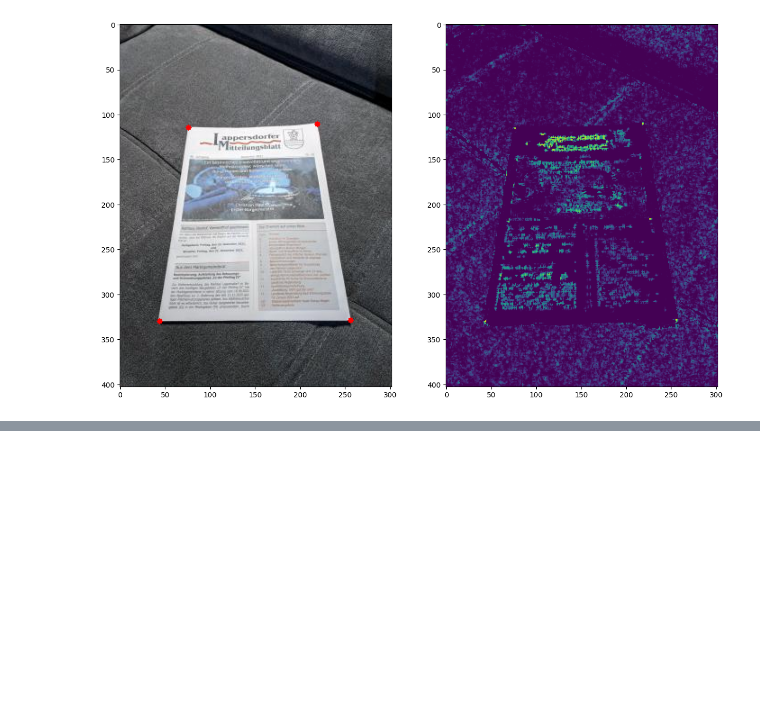
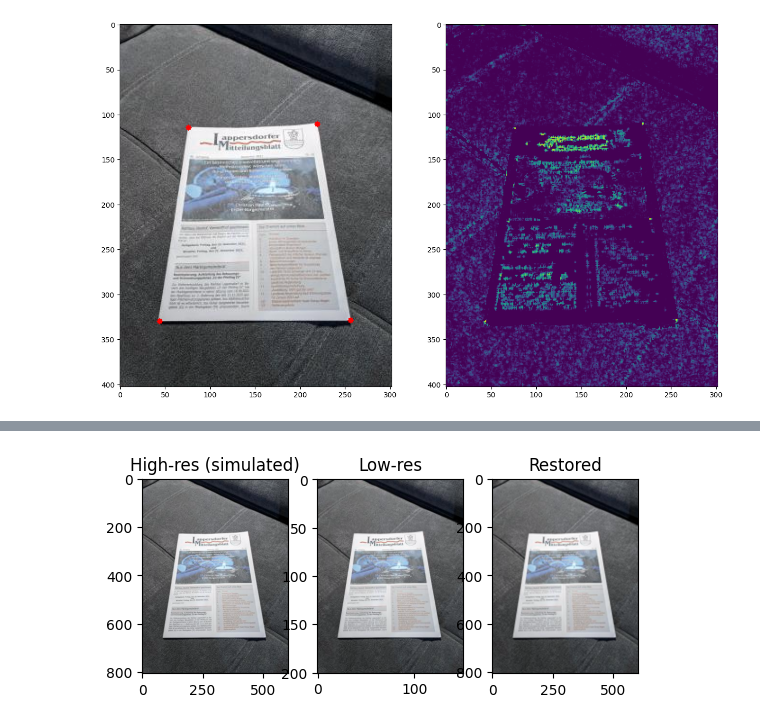
Before and after one commit to K1ngston1/Laba6____EYE____, a Jupyter notebook: homework.ipynb, the cells around one changed output, grey strips where cells are left out. Saved outputs shown, nothing was run; the diff lists cells and outputs as text; code cells hidden in the pictures; blank space fills up the shorter version.

```diff
--- a/homework.ipynb
+++ b/homework.ipynb
@@ -114,0 +138,22 @@ plt.subplot(122), plt.imshow(cornerness)
+# %%
+high_res = cv2.resize(img, (cols*2, rows*2), interpolation=cv2.INTER_CUBIC)
+
+# 2. Downscale (імітація стиснення/сенсора)
+low_res = cv2.resize(high_res, (cols//2, rows//2), interpolation=cv2.INTER_AREA)
+
+# 3. Upscale назад
+restored = cv2.resize(low_res, (cols*2, rows*2), interpolation=cv2.INTER_CUBIC)
+
+# Візуалізація
+plt.subplot(131), plt.title("High-res (simulated)")
+plt.imshow(high_res)
+
+plt.subplot(132), plt.title("Low-res")
+plt.imshow(low_res)
+
+plt.subplot(133), plt.title("Restored")
+plt.imshow(restored)
+
+plt.show()
+# %% [output]
+[figure, added]
```
Also changed, not shown: parts of 4 cells of this notebook.
